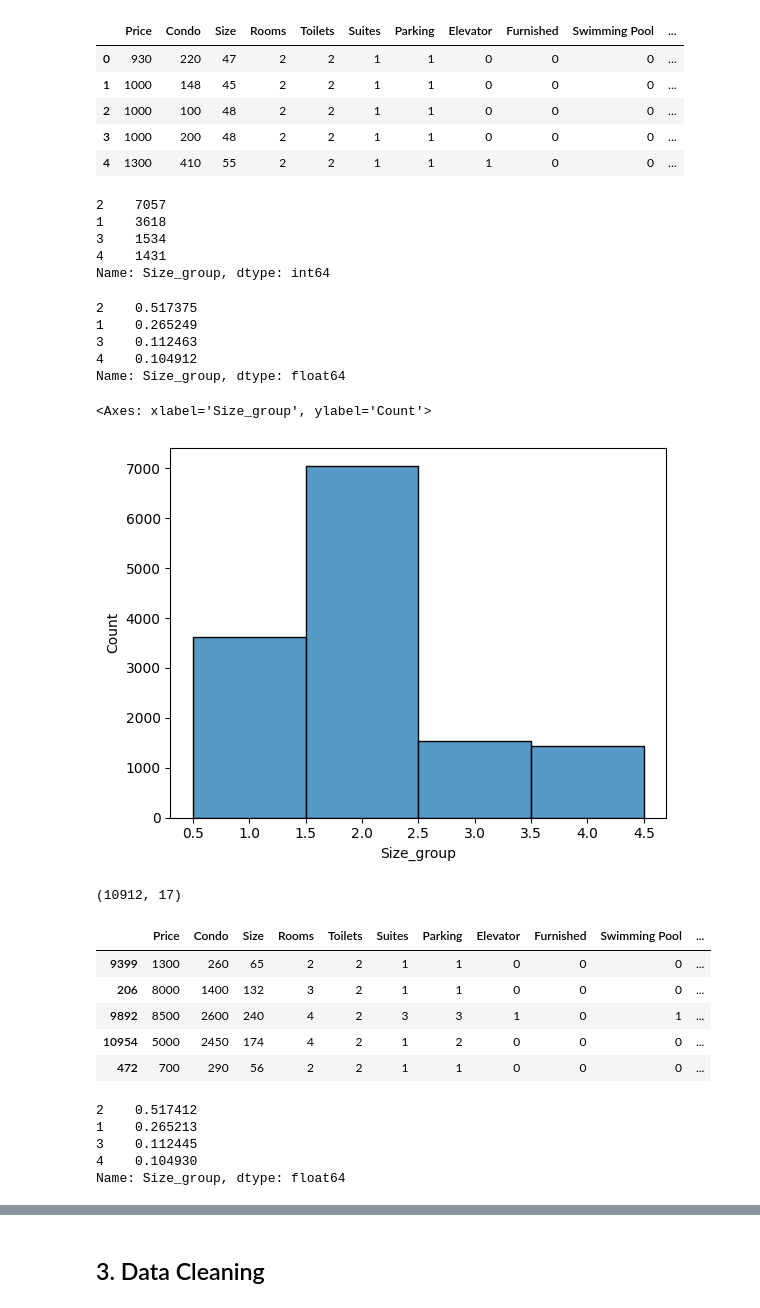
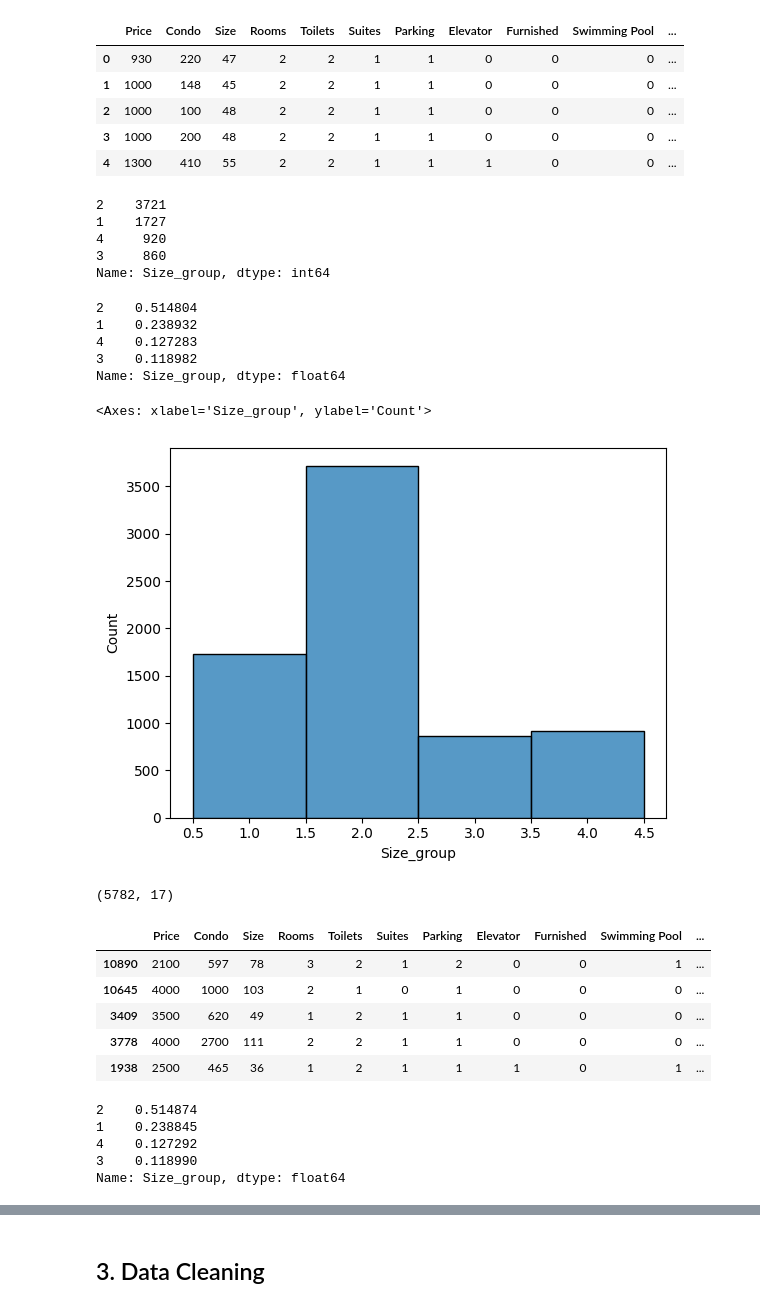
Before and after one commit to HWatanuki/Trabalho_D2APR, a Jupyter notebook: saopaulo-housing.ipynb, the cells around one changed output, grey strips where cells are left out. Drawn from its saved outputs; the diff is of its cells as text; code cells hidden in the pictures.

```diff
--- a/saopaulo-housing.ipynb
+++ b/saopaulo-housing.ipynb
@@ -88,3 +124,6 @@ display()  # just to avoid texts in the notebook output
 ## 3. Preprocessing the data
 
 3.1 segmenting the core predictor (size)
+# %%
+housing_rent=housing[housing['Negotiation Type']=='rent']
+housing_rent
@@ -126,3 +166,3 @@ https://exame.com/mercado-imobiliario/menor-apartamento-pais-10-metros-quadrados
 # %%
-housing['Size_group'] = pd.cut(housing['Size'], bins=[0, 50, 100, 150, np.inf],
+housing_rent['Size_group'] = pd.cut(housing_rent['Size'], bins=[0, 50, 100, 150, np.inf],
                                         labels=[1, 2, 3, 4], include_lowest=True)
@@ -137,28 +183,28 @@ housing.head()
 | 4 | 1300 | 410 | 55 | 2 | 2 | 1 | 1 | 1 | 0 | 0 | ... |
 # %%
 
-housing['Size_group'].value_counts()
+housing_rent['Size_group'].value_counts()
 # %% [output]
-2    7057
-1    3618
-3    1534
-4    1431
+2    3721
+1    1727
+4     920
+3     860
 Name: Size_group, dtype: int64
 # %%
 # proportional of the groups in the entire dataset
-housing['Size_group'].value_counts() / len(housing['Size_group'])
+housing_rent['Size_group'].value_counts() / len(housing_rent['Size_group'])
 # %% [output]
-2    0.517375
-1    0.265249
-3    0.112463
-4    0.104912
+2    0.514804
+1    0.238932
+4    0.127283
+3    0.118982
 Name: Size_group, dtype: float64
 # %%
 
-sns.histplot(housing['Size_group'])
+sns.histplot(housing_rent['Size_group'])
 # %% [output]
 <Axes: xlabel='Size_group', ylabel='Count'>
-[figure, old version]
+[figure, new version]
 # %%
 from sklearn.model_selection import train_test_split
 
@@ -166,23 +212,23 @@ housing_train, housing_test = train_test_split(housing, test_size=0.2, stratify=
 # %%
-housing_train.shape
+housing_rent_train.shape
 # %% [output]
-(10912, 17)
+(5782, 17)
 # %%
-housing_train.head()
+housing_rent_train.head()
 # %% [output]
 |  | Price | Condo | Size | Rooms | Toilets | Suites | Parking | Elevator | Furnished | Swimming Pool | ... |
-| 9399 | 1300 | 260 | 65 | 2 | 2 | 1 | 1 | 0 | 0 | 0 | ... |
-| 206 | 8000 | 1400 | 132 | 3 | 2 | 1 | 1 | 0 | 0 | 0 | ... |
-| 9892 | 8500 | 2600 | 240 | 4 | 2 | 3 | 3 | 1 | 0 | 1 | ... |
-| 10954 | 5000 | 2450 | 174 | 4 | 2 | 1 | 2 | 0 | 0 | 0 | ... |
-| 472 | 700 | 290 | 56 | 2 | 2 | 1 | 1 | 0 | 0 | 0 | ... |
+| 10890 | 2100 | 597 | 78 | 3 | 2 | 1 | 2 | 0 | 0 | 1 | ... |
+| 10645 | 4000 | 1000 | 103 | 2 | 1 | 0 | 1 | 0 | 0 | 0 | ... |
+| 3409 | 3500 | 620 | 49 | 1 | 2 | 1 | 1 | 0 | 0 | 0 | ... |
+| 3778 | 4000 | 2700 | 111 | 2 | 2 | 1 | 1 | 0 | 0 | 0 | ... |
+| 1938 | 2500 | 465 | 36 | 1 | 2 | 1 | 1 | 1 | 0 | 1 | ... |
 # %%
 # proportion of the groups in the training set
-housing_train['Size_group'].value_counts() / len(housing_train['Size_group'])
+housing_rent_train['Size_group'].value_counts() / len(housing_rent_train['Size_group'])
 # %% [output]
-2    0.517412
-1    0.265213
-3    0.112445
-4    0.104930
+2    0.514874
+1    0.238845
+4    0.127292
+3    0.118990
 Name: Size_group, dtype: float64
 # %%
```
Also changed, not shown: parts of 26 cells of this notebook.
